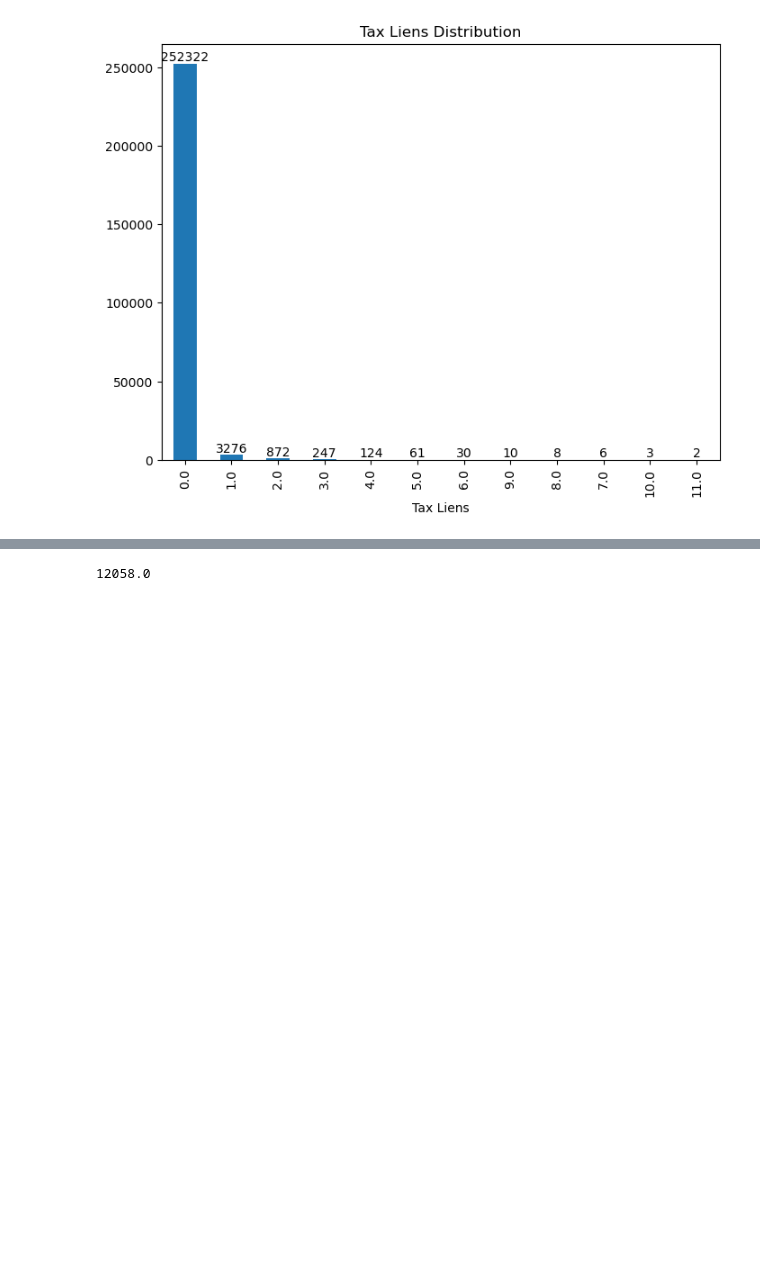
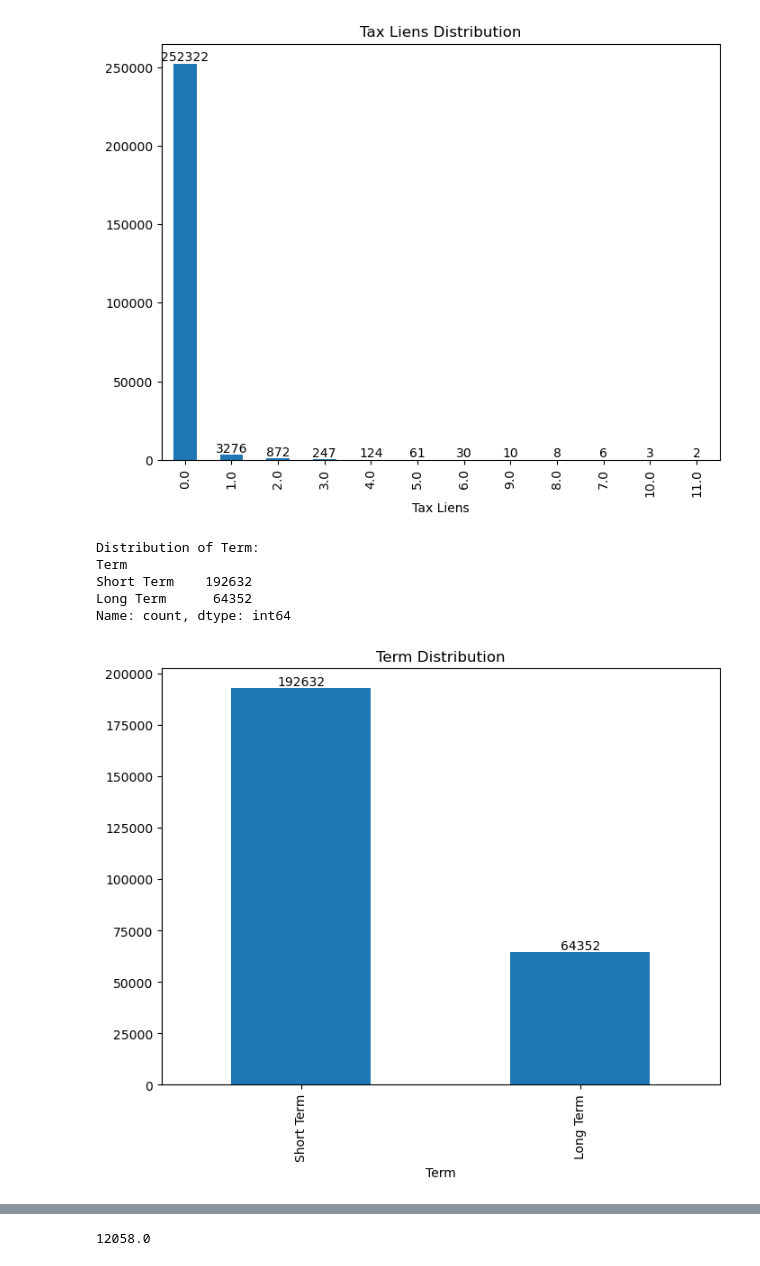
Before and after one commit to ramazannbilen/AI-machine-learning, a Jupyter notebook: Assignments/LoanPrediction/Loan Prediction.ipynb, the cells around one changed output, grey strips where cells are left out. Saved outputs shown, nothing was run; the diff lists cells and outputs as text; code cells hidden in the pictures; blank space fills up the shorter version.

Commit message:
loan

```diff
--- a/Assignments/LoanPrediction/Loan Prediction.ipynb
+++ b/Assignments/LoanPrediction/Loan Prediction.ipynb
@@ -30 +29,3 @@ df.describe().T
+# %%
+data[data["Purpose"] == "other"] = "Other"
 # %%
@@ -124,6 +102,17 @@ data = data.drop(['Loan ID', 'Customer ID'], axis=1)
+# %%
+from sklearn.preprocessing import LabelEncoder
+
+# Kategorik sütunları sayısala dönüştürme
+categorical = ['Term', 'Home Ownership', 'Purpose']
+label_encoders = {}
+
+for column in categorical:
+    le = LabelEncoder()
+    data[column] = le.fit_transform(data[column])
+    label_encoders[column] = le
 # %%
 # Kategorik değişkenlerin analizi
-categorical_cols = ['Loan Status', 'Home Ownership', 'Purpose', 'Bankruptcies', 'Tax Liens']
+categorical_cols = ['Loan Status', 'Home Ownership', 'Purpose', 'Bankruptcies', "Term"]
 for col in categorical_cols:
     print(f'Distribution of {col}:')
     value_counts = data[col].value_counts()
@@ -164,31 +153,37 @@ Educational Expenses       267
 Name: count, dtype: int64
 [figure]
 Distribution of Bankruptcies:
 Bankruptcies
 0.0    229661
 1.0     25605
 2.0       957
 3.0       180
 4.0        33
 5.0        15
 6.0         3
 7.0         1
 Name: count, dtype: int64
 [figure]
 Distribution of Tax Liens:
 Tax Liens
 0.0     252322
 1.0       3276
 2.0        872
 3.0        247
 4.0        124
 5.0         61
 6.0         30
 9.0         10
 8.0          8
 7.0          6
 10.0         3
 11.0         2
 Name: count, dtype: int64
 [figure]
+Distribution of Term:
+Term
+Short Term    192632
+Long Term      64352
+Name: count, dtype: int64
+[figure, added]
 # %%
```
Also changed, not shown: parts of 20 cells of this notebook, 1 other file.
